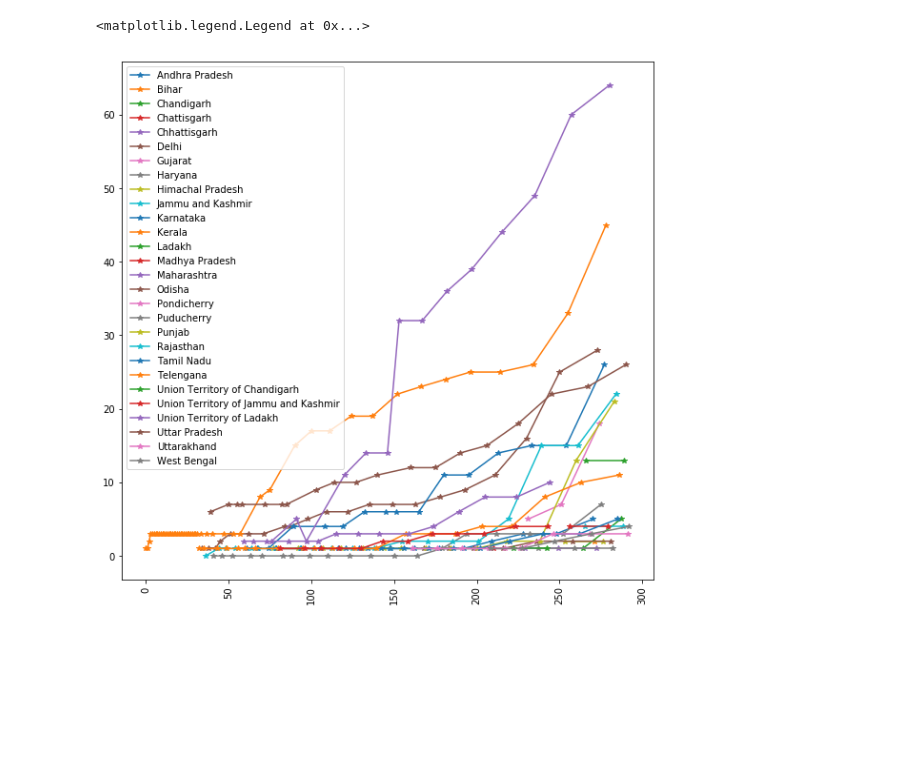
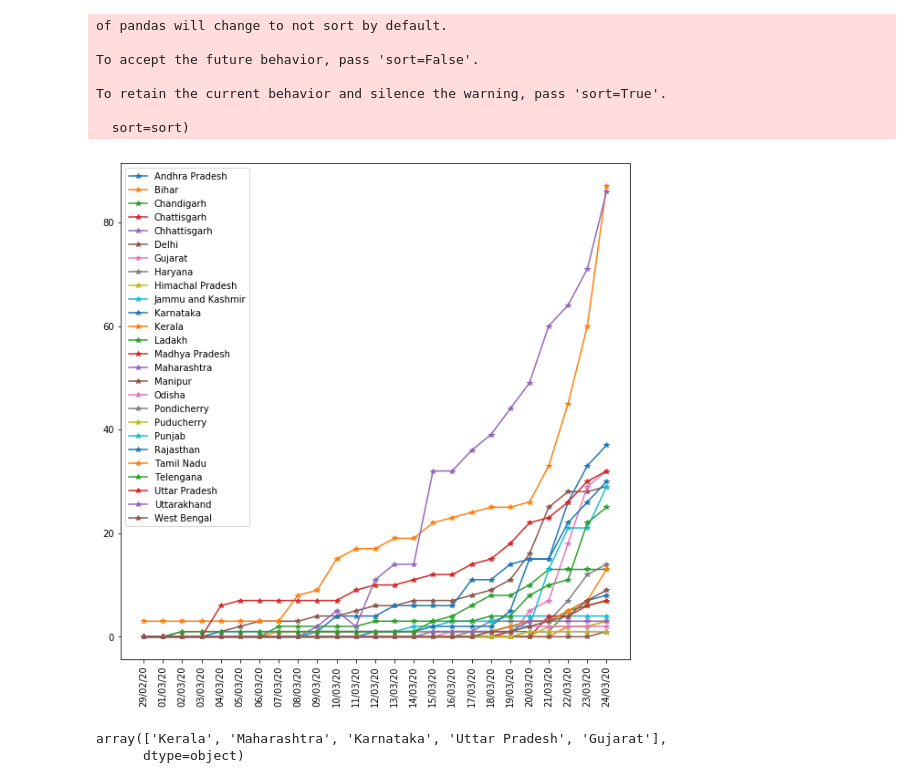
Before and after one commit to srashtig/covid-19-icts, a Jupyter notebook: india/EDA.ipynb, the cells around one changed output. Saved outputs shown, nothing was run; the diff lists cells and outputs as text; code cells hidden in the pictures; blank space fills up the shorter version.

```diff
--- a/india/EDA.ipynb
+++ b/india/EDA.ipynb
@@ -8,6 +8,9 @@ from matplotlib import pyplot as plt
 #from fbprophet import Prophet
 import pycountry
 # %%
-df = pd.read_csv('time_series_19-covid-Recovered.csv')
+df = pd.read_csv('covid_19_india.csv')
 df.drop(columns=['Sno'],inplace=True)
+#df_sort=df
+#df_sort['Date']=pd.to_datetime(df['Date'].values)
+#df_sort=df_sort.sort_values(["Date"])
 # %%
@@ -49,2 +64,2 @@ array(['Andhra Pradesh', 'Bihar', 'Chandigarh', 'Chattisgarh',
 # %%
-df[df['State/UnionTerritory'] == 'Kerala']
+dates=df[df['State/UnionTerritory'] == 'Kerala']['Date'].values
@@ -69,11 +66,42 @@ df[df['State/UnionTerritory'] == 'Kerala']
+# %%
+for state in States:
+    df1=df[df['State/UnionTerritory'] == state]
+
+    rec_date_idx=np.where(dates==df1['Date'].values[0])[0][0]
+    if rec_date_idx >0:
+        df2=pd.DataFrame()
+        df2['Date']=dates[:rec_date_idx]
+        df2['ConfirmedIndianNational'] =  np.zeros(rec_date_idx)
+        df2['ConfirmedForeignNational'] = np.zeros(rec_date_idx)
+        df2['Cured']=np.zeros(rec_date_idx)
+        df2['Deaths']=np.zeros(rec_date_idx)
+        df2['State/UnionTerritory']=state
+        df2=df2.append(df1,ignore_index=True)
+    else: df2=df1
+    df2.to_csv('refined_data_all_dates/'+state+'.csv',index=False)
+# %% [output]
+of pandas will change to not sort by default.
+
+To accept the future behavior, pass 'sort=False'.
+
+To retain the current behavior and silence the warning, pass 'sort=True'.
+
+  sort=sort)
 # %%
 plt.figure(figsize=(10,10))
 
 for state in States:
-    df1=df[df['State/UnionTerritory'] == state]
-    plt.plot(df1['ConfirmedIndianNational'],"*-",label=state)
+    df1=pd.read_csv('refined_data_all_dates/'+state+'.csv')
+    df1=df1[30:]
+    plt.plot(df1['Date'],df1['ConfirmedIndianNational'],"*-",label=state)
+    #np.savetxt(state+'.txt',df1['ConfirmedIndianNational']+df1['ConfirmedForeignNational'])
 plt.xticks(rotation=90)
 plt.legend()
+plt.savefig('indian_states.png')
 # %% [output]
-<matplotlib.legend.Legend at 0x...>
-[figure, old version]
+[figure, new version]
+# %%
+top5aff_states
+# %% [output]
+array(['Kerala', 'Maharashtra', 'Karnataka', 'Uttar Pradesh', 'Gujarat'],
+      dtype=object)
```
Also changed, not shown: parts of 5 cells of this notebook, 43 other files.
